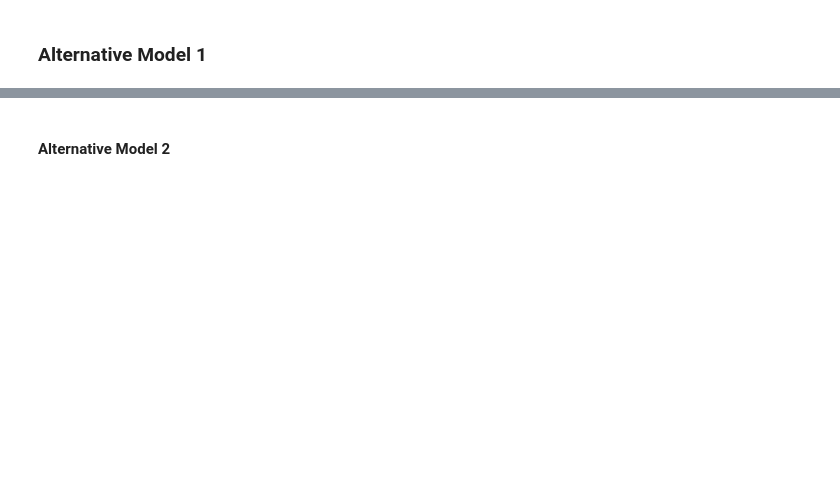
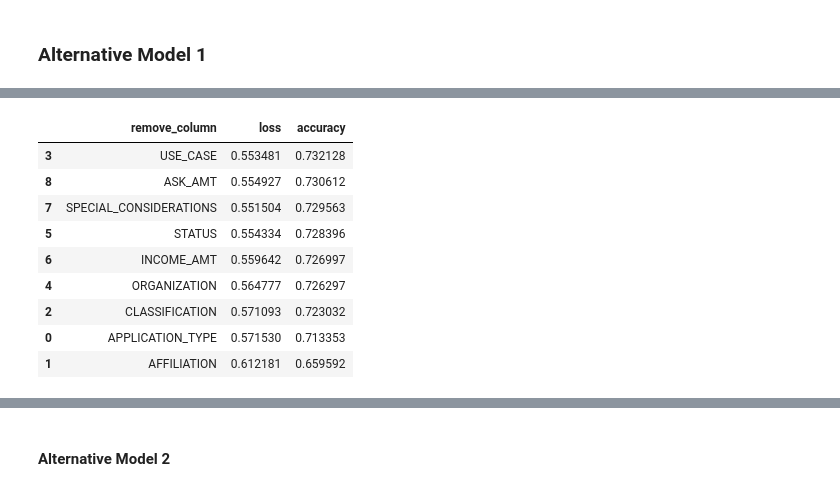
Before and after one commit to nielsdehaan1977/Fintech_Module13, a Jupyter notebook: venture_funding_with_deep_learning.ipynb, the cells around one changed output, grey strips where cells are left out. Saved outputs shown, nothing was run; the diff lists cells and outputs as text; code cells hidden in the pictures; blank space fills up the shorter version.

```diff
--- a/venture_funding_with_deep_learning.ipynb
+++ b/venture_funding_with_deep_learning.ipynb
@@ -406,0 +547,6 @@ nn_A1 = # YOUR CODE HERE
+# %%
+# Compile the Sequential model
+nn_A1.compile(loss="binary_crossentropy", optimizer="adam", metrics=["accuracy"])
+# %%
+# Fit the model using 50 epochs and the training data
+fit_model_A1 = nn_A1.fit(X_train_scaled, y_train, epochs=20)
@@ -406,0 +571,6 @@ nn_A1 = # YOUR CODE HERE
+# %%
+# Evaluate the model loss and accuracy metrics using the evaluate method and the test data
+model_loss, model_accuracy = nn_A1.evaluate(X_test_scaled, y_test, verbose=2)
+
+# Display the model loss and accuracy results
+print(f"Results for data with dropped column {remove_column}\nLoss: {model_loss}\nAccuracy: {model_accuracy}")
@@ -406,0 +582,16 @@ nn_A1 = # YOUR CODE HERE
+# %%
+new_row = {'remove_column':remove_column,'loss':model_loss,'accuracy':model_accuracy}
+test_results = test_results.append(new_row,ignore_index=True)
+# %%
+test_results.sort_values('accuracy',ascending=False)
+# %% [output]
+|  | remove_column | loss | accuracy |
+| 3 | USE_CASE | 0.553481 | 0.732128 |
+| 8 | ASK_AMT | 0.554927 | 0.730612 |
+| 7 | SPECIAL_CONSIDERATIONS | 0.551504 | 0.729563 |
+| 5 | STATUS | 0.554334 | 0.728396 |
+| 6 | INCOME_AMT | 0.559642 | 0.726997 |
+| 4 | ORGANIZATION | 0.564777 | 0.726297 |
+| 2 | CLASSIFICATION | 0.571093 | 0.723032 |
+| 0 | APPLICATION_TYPE | 0.571530 | 0.713353 |
+| 1 | AFFILIATION | 0.612181 | 0.659592 |
```
Also changed, not shown: parts of 82 cells of this notebook, 3 other files.
